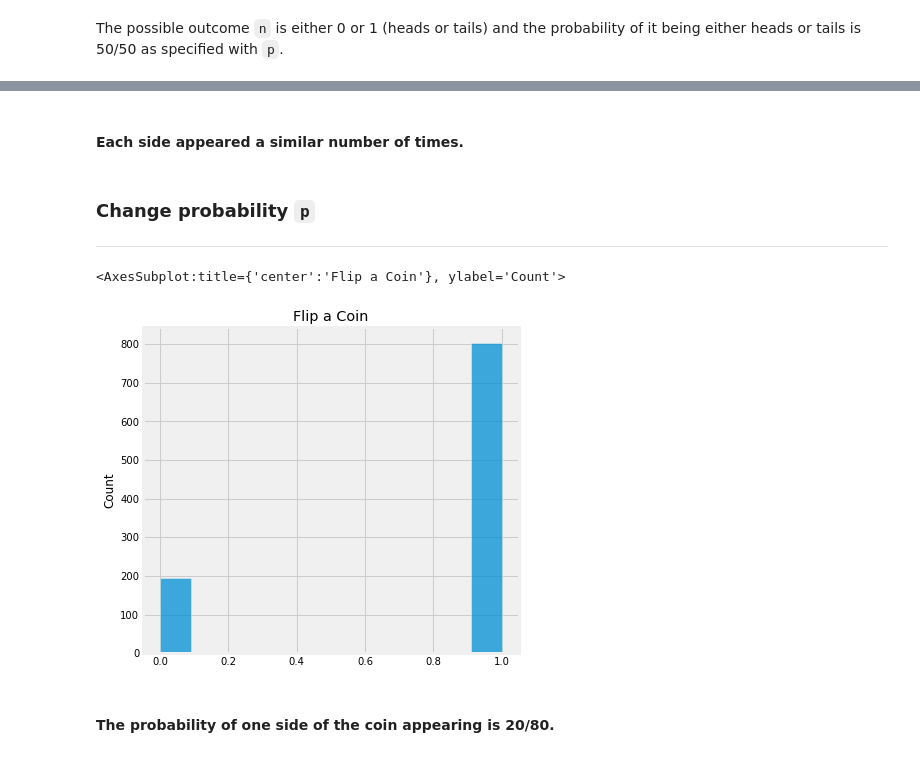
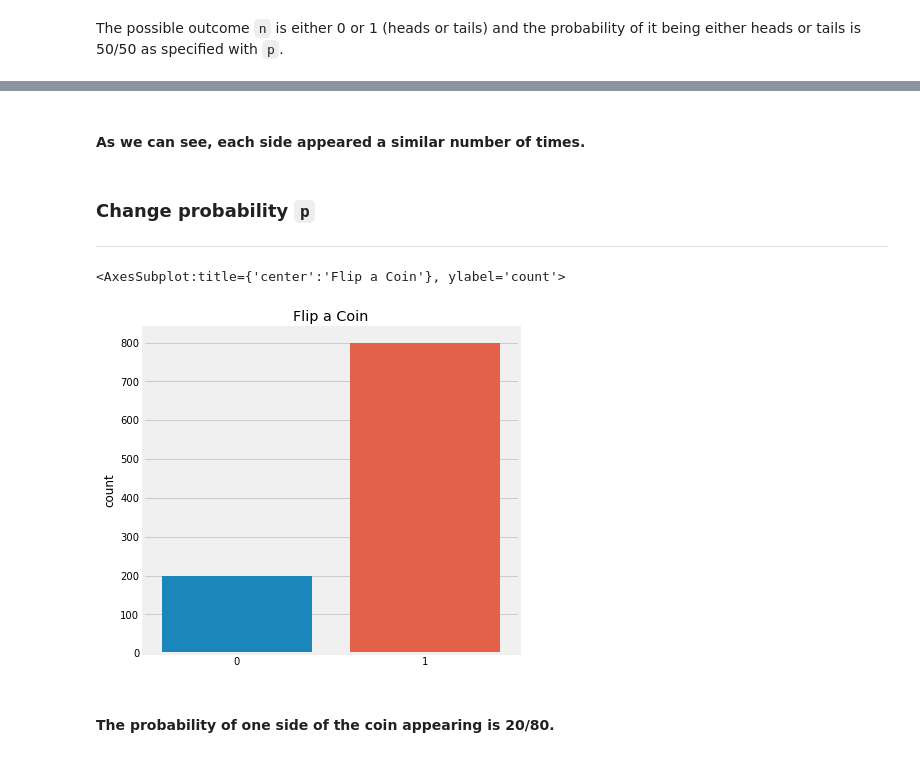
Before and after one commit to Izardo/Numpy-Random-Assignment, a Jupyter notebook: numpy-random.ipynb, the cells around one changed output, grey strips where cells are left out. Drawn from its saved outputs; the diff is of its cells as text; code cells hidden in the pictures.

```diff
--- a/numpy-random.ipynb
+++ b/numpy-random.ipynb
@@ -917,5 +919,5 @@ sns.histplot(coin)
 # %% [markdown]
-#### Each side appeared a similar number of times.
+#### As we can see, each side appeared a similar number of times.
 # %% [markdown]
 ### Change probability `p`
 ***
@@ -925,10 +927,10 @@ coin = rng.binomial(n=1, p=0.8, size=1000)
 # %%
 # Create a histogram with coin toss array.
 plt.title("Flip a Coin")
-sns.histplot(coin)
+sns.countplot(x = coin)
 # %% [output]
-<AxesSubplot:title={'center':'Flip a Coin'}, ylabel='Count'>
+<AxesSubplot:title={'center':'Flip a Coin'}, ylabel='count'>
-[figure, old version]
+[figure, new version]
 # %% [markdown]
 #### The probability of one side of the coin appearing is 20/80.
 # %%
```
Also changed, not shown: parts of 23 cells of this notebook.
